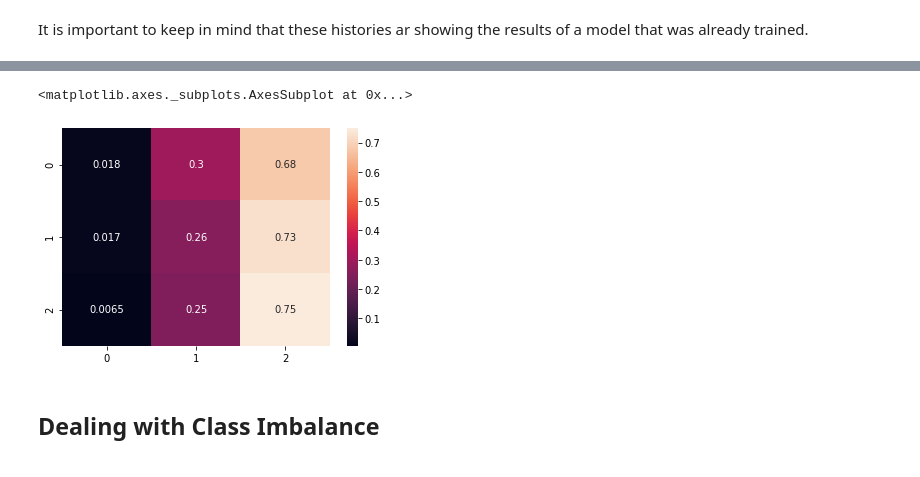
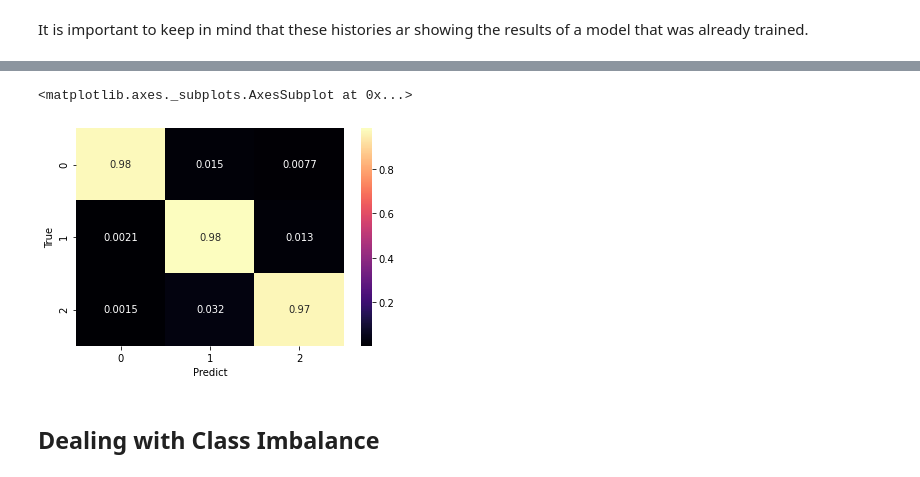
Before and after one commit to spe301/dsc-phase-4-project, a Jupyter notebook: Twitter_Sentiment.ipynb, the cells around one changed output, grey strips where cells are left out. Cells and saved outputs as stored; diff of their text form; code cells hidden in the pictures.

```diff
--- a/Twitter_Sentiment.ipynb
+++ b/Twitter_Sentiment.ipynb
@@ -402,16 +401,16 @@ class DeepLearning:
       grid.fit(X, y, batch_size=batch_size, epochs=epochs, validation_data=(X_val, y_val), callbacks=early_stopping)
     return grid
 # %%
-def BuildConfusionDL(model, X, y, normalize='true'):
+def BuildConfusionDL(model, X, y, normalize='true', cmap='plasma'):
+  '''displays a confusion matrix to evaluate a deep learning classifier'''
   yhat = []
-  yreal = []
-  for i in range(len(X)):
-    pred = model.predict(X[i])
-    prediction = int(pred.argmax()/len(pred))
-    yhat.append(prediction)
-    yreal.append(y[i].argmax())
-  cm = confusion_matrix(yreal, yhat, normalize=normalize)
-  plot = sns.heatmap(cm, annot=True);
+  yreal = y.argmax(axis=1)
+  pred = model.predict(X)
+  prediction = pred.argmax(axis=1)
+  cm = confusion_matrix(yreal, prediction, normalize=normalize)
+  plot = sns.heatmap(cm, annot=True, cmap=cmap);
+  plot.set_ylabel('True')
+  plot.set_xlabel('Predict')
   return plot
 # %%
 dh = DataHelper()
@@ -554,8 +555,8 @@ dh.ViewLoss(history, 50)
 # %%
-BuildConfusionDL(model, X_test, y_train)
+BuildConfusionDL(model, X_train, y_train, cmap='magma')
 # %% [output]
 <matplotlib.axes._subplots.AxesSubplot at 0x...>
-[figure, old version]
+[figure, new version]
 # %% [markdown]
 ## Dealing with Class Imbalance
 # %% [markdown]
```
Also changed, not shown: parts of 14 cells of this notebook.
